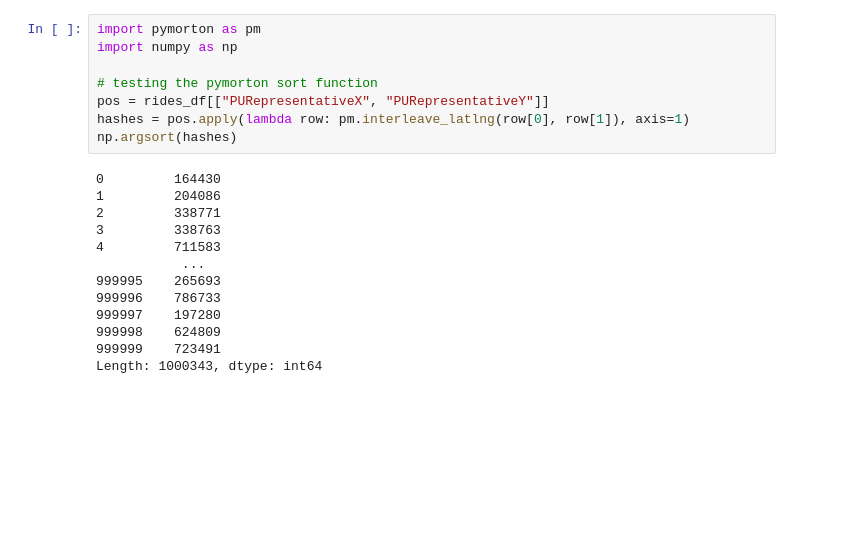
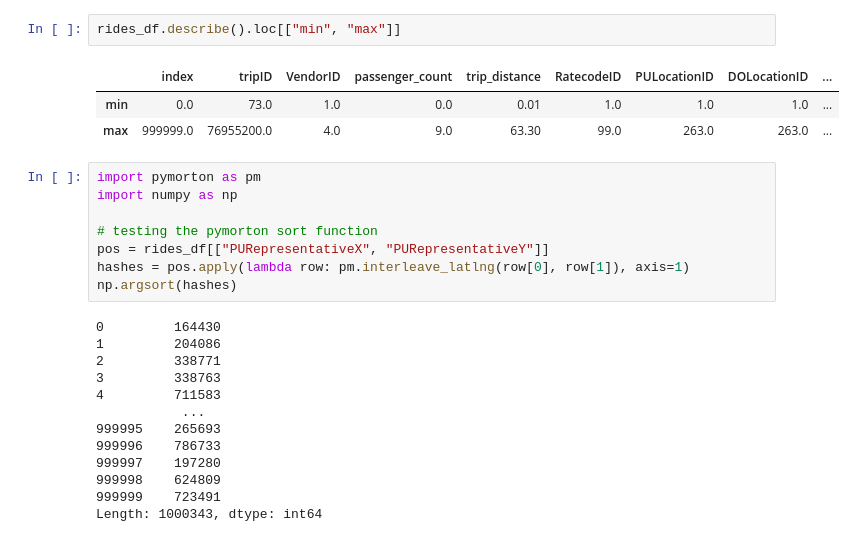
Before and after one commit to vis-au/prosample, a Jupyter notebook: server/pipeline/linearizations/input_files/taxis_tests.ipynb, the cells around one changed output. Saved outputs shown, nothing was run; the diff lists cells and outputs as text; blank space fills up the shorter version.

```diff
--- a/server/pipeline/linearizations/input_files/taxis_tests.ipynb
+++ b/server/pipeline/linearizations/input_files/taxis_tests.ipynb
@@ -61,3 +79,9 @@ rides_df.to_csv("./taxisData.csv", sep=";", index=False)
+# %%
+rides_df.describe().loc[["min", "max"]]
+# %% [output]
+|  | index | tripID | VendorID | passenger_count | trip_distance | RatecodeID | PULocationID | DOLocationID | ... |
+| min | 0.0 | 73.0 | 1.0 | 0.0 | 0.01 | 1.0 | 1.0 | 1.0 | ... |
+| max | 999999.0 | 76955200.0 | 4.0 | 9.0 | 63.30 | 99.0 | 263.0 | 263.0 | ... |
 # %%
 import pymorton as pm
 import numpy as np
```
Also changed, not shown: parts of 2 cells of this notebook, 5 other files.
